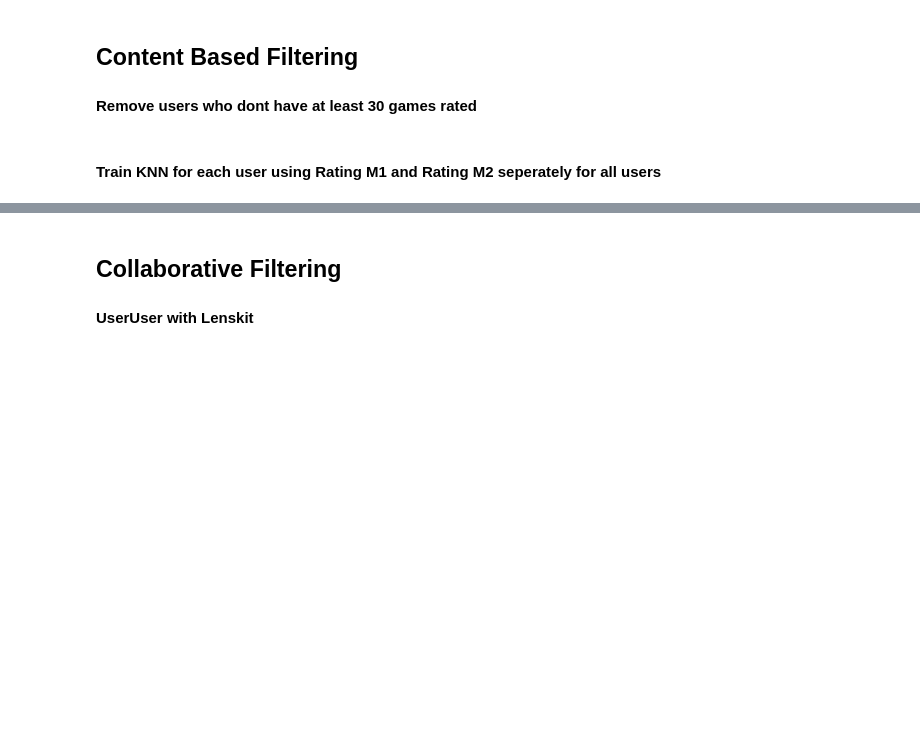
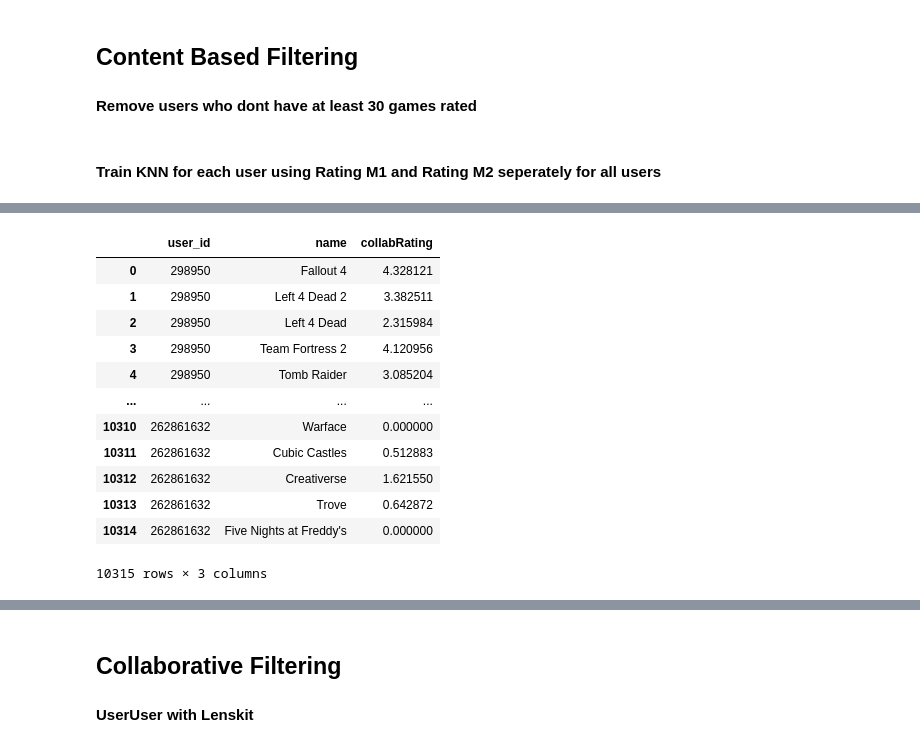
Before and after one commit to ymavruk/The-Recommended-Group-2021, a Jupyter notebook: Methods/Model1.ipynb, the cells around one changed output, grey strips where cells are left out. Saved outputs shown, nothing was run; the diff lists cells and outputs as text; code cells hidden in the pictures; blank space fills up the shorter version.

```diff
--- a/Methods/Model1.ipynb
+++ b/Methods/Model1.ipynb
@@ -279,0 +279,55 @@ RMSE for per M2: 9.6
+# %%
+from lenskit.algorithms import Recommender
+from lenskit.algorithms.user_knn import UserUser
+ratings_df1 = df[['user_id','name','Rating M1']]
+ratings_df1 = ratings_df1.rename(columns={'user_id':'user', 'name': 'item', 'Rating M1': 'rating'})
+user_user = UserUser(15, min_nbrs=3)  # Minimum (3) and maximum (15) number of neighbors to consider
+user_user.fit(ratings_df1)
+
+#Generating cf predictions using lenskit for all users
+colabPredDict = dict()
+users = []
+games = []
+predRatings = []
+for gamer in main_users:
+    rated_games_df = get_rated_games_user(gamer)
+    selected_games_useruser1 = user_user.predict_for_user(gamer, list(rated_games_df['name']))
+    for item in list(rated_games_df['name']):
+        users.append(gamer)
+        games.append(item)
+        index = list(rated_games_df['name']).index(item)
+        gameRating = selected_games_useruser1[index]
+        predRatings.append(gameRating)
+# %%
+#create visualization
+userSeries = pd.Series(users,name="user_id")
+gamesSeries = pd.Series(games,name="name")
+predRatingsSeries = pd.Series(predRatings,name="collabRating")
+
+
+df_item= pd.DataFrame(userSeries)
+df_item = df_item.rename(columns = {0:'user_id'})
+
+df_brand = pd.DataFrame(gamesSeries)
+df_brand = df_brand.rename(columns = {0:'name'})
+
+df_price = pd.DataFrame(predRatingsSeries)
+df_price = df_price.rename(columns = {0:'collabRating'})
+
+df_all = pd.concat([df_item, df_brand, df_price ], axis=1)
+df_all = df_all.fillna(0)
+display(df_all)
+# %% [output]
+|  | user_id | name | collabRating |
+| 0 | 298950 | Fallout 4 | 4.328121 |
+| 1 | 298950 | Left 4 Dead 2 | 3.382511 |
+| 2 | 298950 | Left 4 Dead | 2.315984 |
+| 3 | 298950 | Team Fortress 2 | 4.120956 |
+| 4 | 298950 | Tomb Raider | 3.085204 |
+| ... | ... | ... | ... |
+| 10310 | 262861632 | Warface | 0.000000 |
+| 10311 | 262861632 | Cubic Castles | 0.512883 |
+| 10312 | 262861632 | Creativerse | 1.621550 |
+| 10313 | 262861632 | Trove | 0.642872 |
+| 10314 | 262861632 | Five Nights at Freddy's | 0.000000 |
+10315 rows × 3 columns
```
Also changed, not shown: parts of 15 cells of this notebook.
